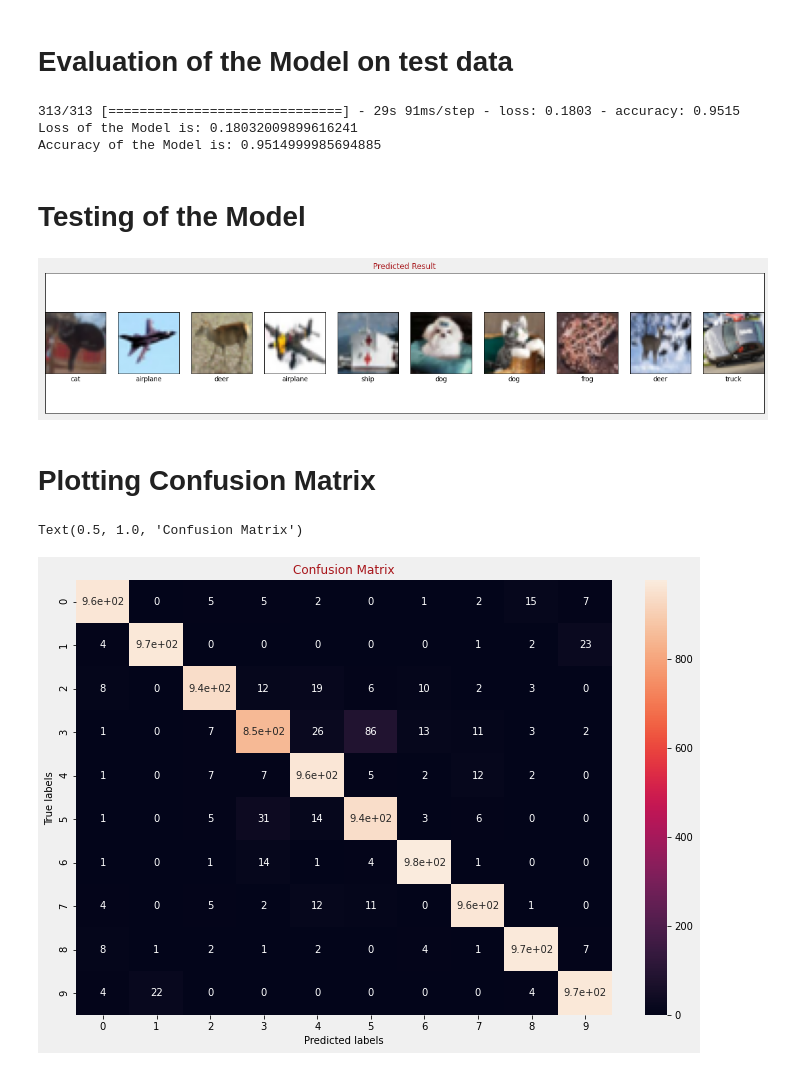
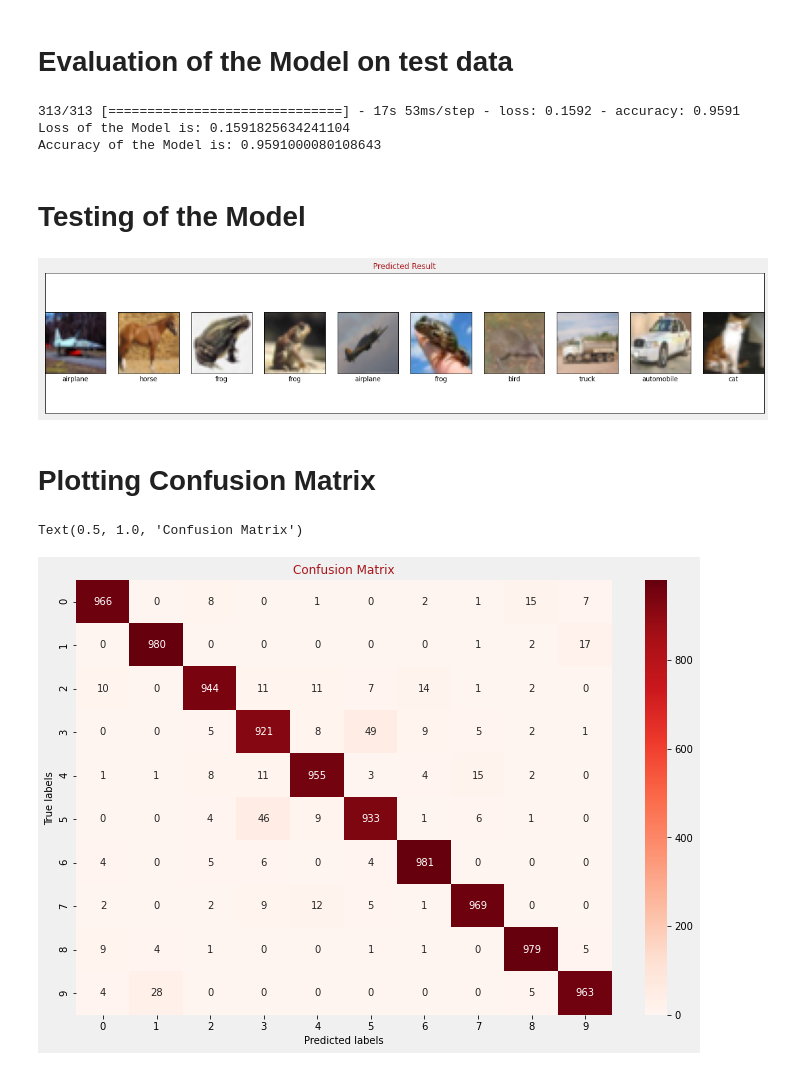
Before and after one commit to RakeshRaj97/ML-Final-Project-CIFAR10, a Jupyter notebook: Development_DL.ipynb, the cells around one changed output. Drawn from its saved outputs; the diff is of its cells as text; code cells hidden in the pictures.

```diff
--- a/Development_DL.ipynb
+++ b/Development_DL.ipynb
@@ -103,6 +106,4 @@ Defining the Resnet50 model and different layers, on which our model training wi
 # %%
-from tensorflow.keras.applications.resnet import ResNet50
-from tensorflow.keras.layers import Dense, BatchNormalization, Activation, GlobalAveragePooling2D, Flatten
 #Define Resnet50 model.
 def net_model(inputs):
 
@@ -115,7 +116,9 @@ def classifier(inputs):
     x = GlobalAveragePooling2D()(inputs)
     x = Flatten()(x)
     x = Dense(1024, activation="relu")(x)
+    x = Dropout(.4)(x)
     x = Dense(512, activation="relu")(x)
+    x = Dropout(.2)(x)
     x = Dense(10, activation="softmax", name="classification")(x)
     return x
 
@@ -163,8 +166,25 @@ Total params: 26,215,818
 Trainable params: 26,162,698
 Non-trainable params: 53,120
 _________________________________________________________________
+# %%
+callbacks = [
+    EarlyStopping(patience=3,
+                  verbose=1),
+    ModelCheckpoint(filepath='model.{epoch:02d}-{val_loss:.2f}.h5',
+                    verbose=1,
+                    save_best_only=True),
+    ReduceLROnPlateau(monitor='val_loss',
+                      factor=0.2,
+                      patience=2,
+                      min_lr=0.001)
+]
 # %%
 #Training the Model with different parameters, such as EPoch, Batch_size and Learning_rate.
-EPOCHS = 5
-history = model.fit(x_t, y_train, epochs=EPOCHS, validation_data = (x_v, y_valid), batch_size=32)
+EPOCHS = 100
+history = model.fit(x_t,
+                    y_train,
+                    epochs=EPOCHS,
+                    callbacks=callbacks,
+                    validation_data = (x_v, y_valid),
+                    batch_size=32)
 # %% [output]
@@ -196,9 +223,9 @@ acc=model.evaluate(x_tes,y_test,batch_size=32)
 print("Loss of the Model is:",acc[0])
 print("Accuracy of the Model is:",acc[1])
 # %% [output]
-313/313 [==============================] - 29s 91ms/step - loss: 0.1803 - accuracy: 0.9515
-Loss of the Model is: 0.18032009899616241
-Accuracy of the Model is: 0.9514999985694885
+313/313 [==============================] - 17s 53ms/step - loss: 0.1592 - accuracy: 0.9591
+Loss of the Model is: 0.1591825634241104
+Accuracy of the Model is: 0.9591000080108643
 # %% [markdown]
 # Testing of the Model
 # %%
@@ -209,6 +235,6 @@ probabilities = np.argmax(probabilities, axis = 1)
 # %%
 display_images(10,x_test, probabilities, y_test, "Predicted Result")
 # %% [output]
-[figure, old version]
+[figure, new version]
 # %% [markdown]
 # Plotting Confusion Matrix
@@ -221,10 +244,10 @@ cm=confusion_matrix(y_test, probabilities)
 # %%
 #plotting Confusion Matrix.
 ax=plt.subplots(figsize=(12,8))
-sn.heatmap(cm, annot=True)
+sn.heatmap(cm, fmt="d",cmap='Reds',annot = True)
 plt.xlabel('Predicted labels')
 plt.ylabel('True labels')
 plt.title('Confusion Matrix')
 # %% [output]
 Text(0.5, 1.0, 'Confusion Matrix')
-[figure, old version]
+[figure, new version]
```
Also changed, not shown: parts of 13 cells of this notebook.
